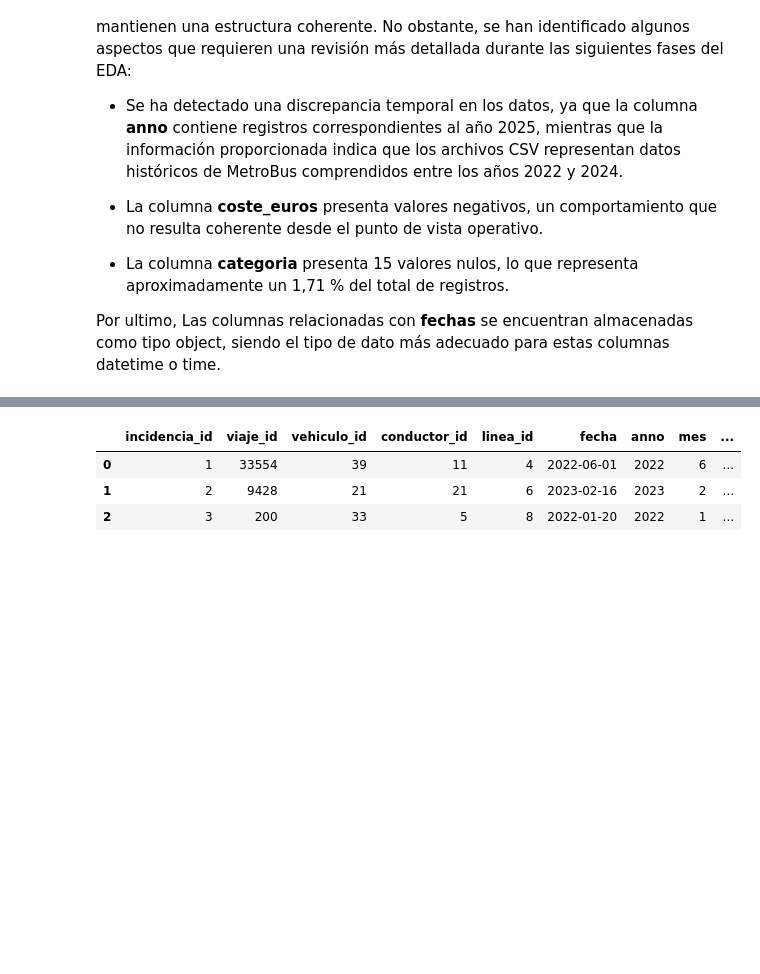
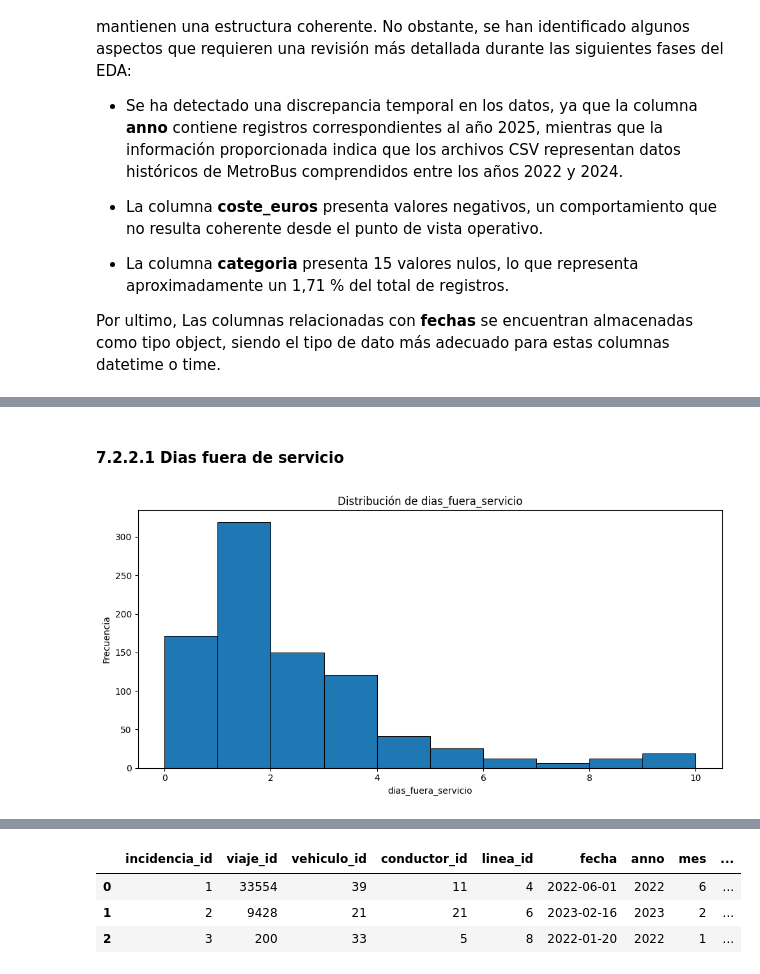
Before and after one commit to Arevaliis/metrobus-data-analytics, a Jupyter notebook: notebooks/01_eda.ipynb, the cells around one changed output, grey strips where cells are left out. Saved outputs shown, nothing was run; the diff lists cells and outputs as text; code cells hidden in the pictures; blank space fills up the shorter version.

```diff
--- a/notebooks/01_eda.ipynb
+++ b/notebooks/01_eda.ipynb
@@ -589,0 +572,6 @@ Por ultimo, Las columnas relacionadas con **fechas** se encuentran almacenadas c
+# %% [markdown]
+#### **7.2.2.1 Dias fuera de servicio**
+# %%
+crear_histograma(df_mantenimientos, "dias_fuera_servicio")
+# %% [output]
+[figure, added]
```
Also changed, not shown: parts of 70 cells of this notebook.
